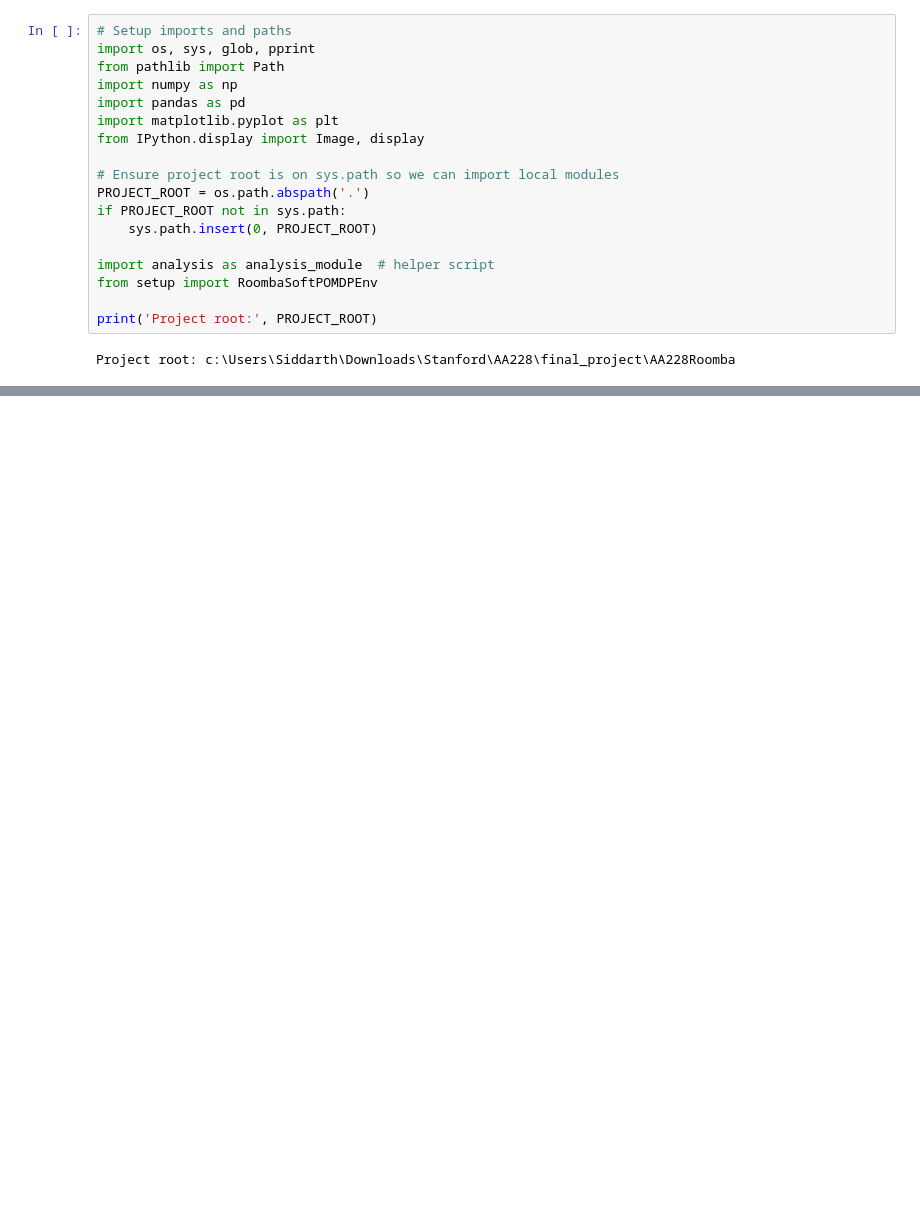
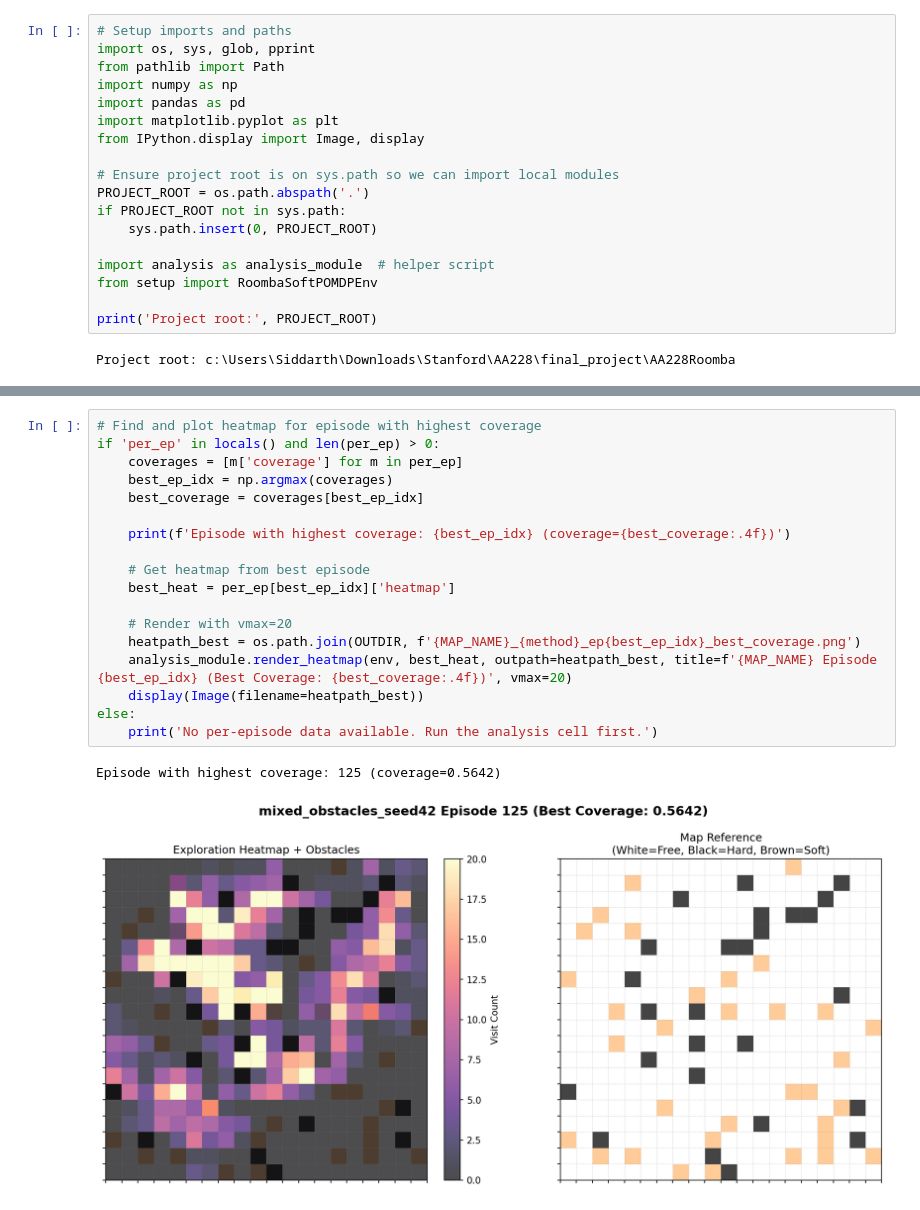
Before and after one commit to sura2903/AA228Roomba, a Jupyter notebook: analysis_notebook.ipynb, the cells around one changed output, grey strips where cells are left out. Saved outputs shown, nothing was run; the diff lists cells and outputs as text; blank space fills up the shorter version.

```diff
--- a/analysis_notebook.ipynb
+++ b/analysis_notebook.ipynb
@@ -161,0 +193,21 @@ Number of transitions with current-state on a hard cell: 0
+# %%
+# Find and plot heatmap for episode with highest coverage
+if 'per_ep' in locals() and len(per_ep) > 0:
+    coverages = [m['coverage'] for m in per_ep]
+    best_ep_idx = np.argmax(coverages)
+    best_coverage = coverages[best_ep_idx]
+
+    print(f'Episode with highest coverage: {best_ep_idx} (coverage={best_coverage:.4f})')
+
+    # Get heatmap from best episode
+    best_heat = per_ep[best_ep_idx]['heatmap']
+
+    # Render with vmax=20
+    heatpath_best = os.path.join(OUTDIR, f'{MAP_NAME}_{method}_ep{best_ep_idx}_best_coverage.png')
+    analysis_module.render_heatmap(env, best_heat, outpath=heatpath_best, title=f'{MAP_NAME} Episode {best_ep_idx} (Best Coverage: {best_coverage:.4f})', vmax=20)
+    display(Image(filename=heatpath_best))
+else:
+    print('No per-episode data available. Run the analysis cell first.')
+# %% [output]
+Episode with highest coverage: 125 (coverage=0.5642)
+[figure, added]
```
Also changed, not shown: parts of 7 cells of this notebook, 1 other file.
